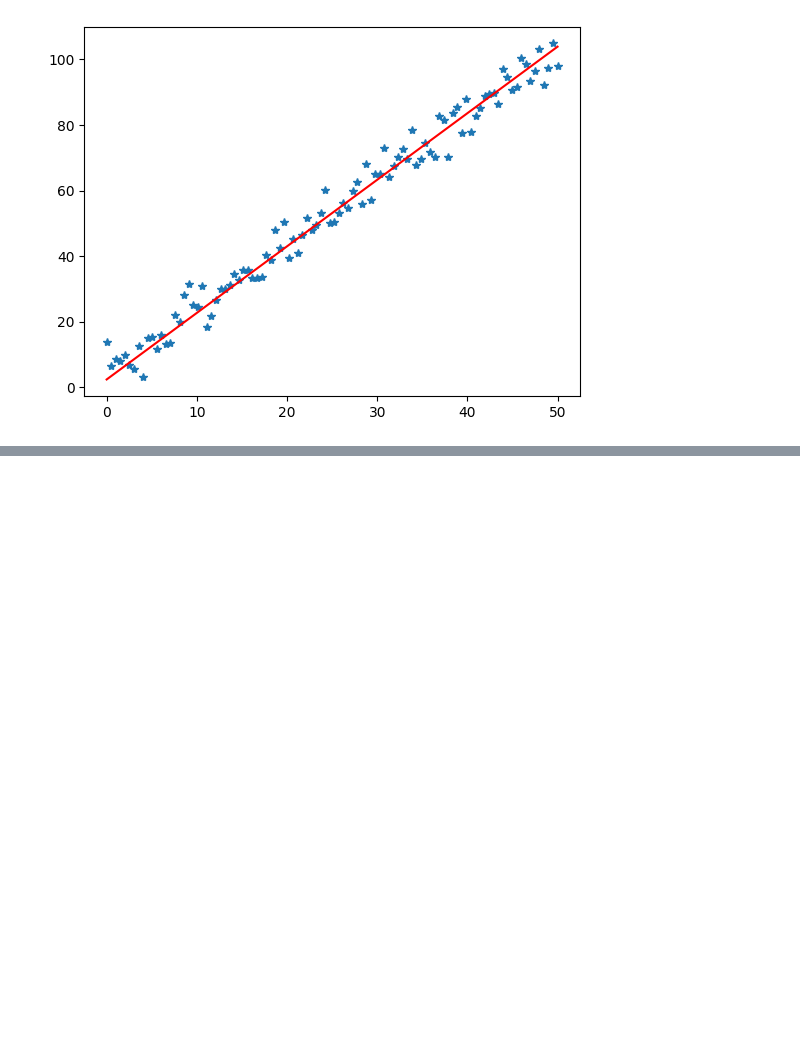
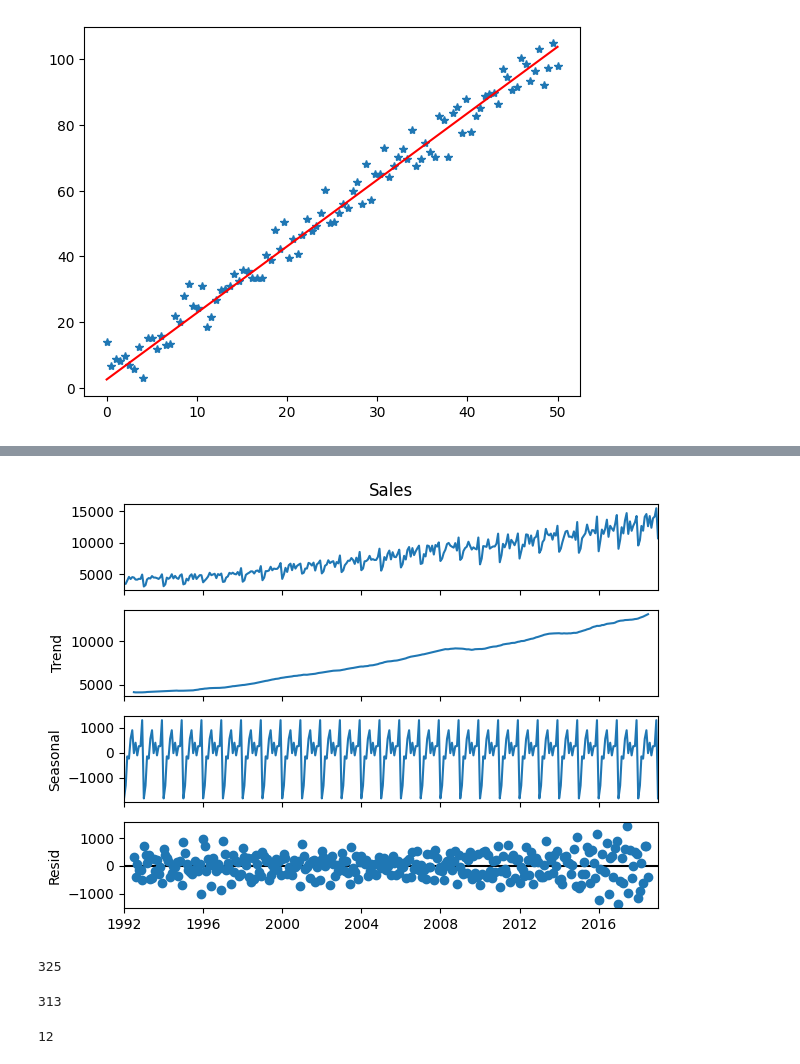
Before and after one commit to preinpost/udemy-timeseries-analysis, a Jupyter notebook: section9.ipynb, the cells around one changed output, grey strips where cells are left out. Cells and saved outputs as stored; diff of their text form; code cells hidden in the pictures; blank space fills up the shorter version.

```diff
--- a/section9.ipynb
+++ b/section9.ipynb
@@ -140,0 +171,13 @@ mean_squared_error(y,y_pred)
+# %%
+results.plot();
+# results.seasonal.plot(figsize=(12,8))
+# %% [output]
+[figure, added]
+# %%
+len(df)
+# %% [output]
+325
+# %%
+325-12
+# %% [output]
+313
@@ -140,0 +187,4 @@ mean_squared_error(y,y_pred)
+# %%
+len(test)
+# %% [output]
+12
```
Also changed, not shown: parts of 64 cells of this notebook, 1 other file.
